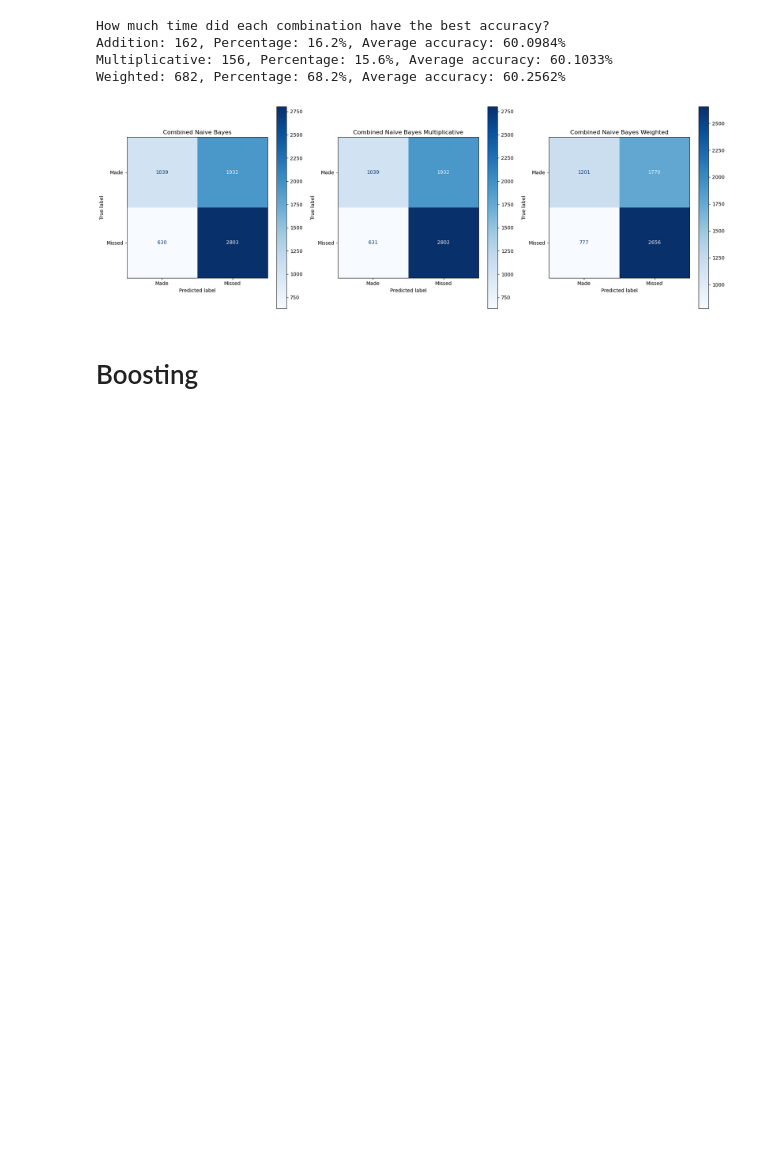
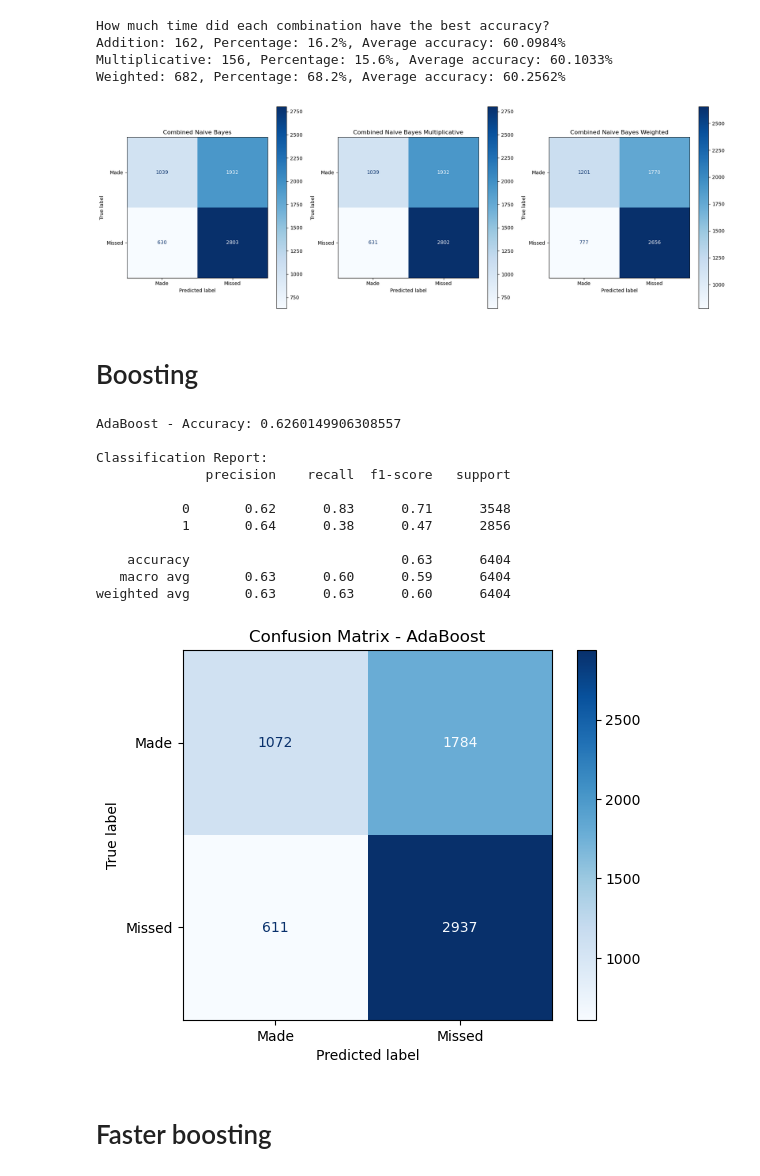
Before and after one commit to markojerkic/uzop-lab3, a Jupyter notebook: clanak.ipynb, the cells around one changed output. Saved outputs shown, nothing was run; the diff lists cells and outputs as text; code cells hidden in the pictures; blank space fills up the shorter version.

Commit message:
added some boosting methods

```diff
--- a/clanak.ipynb
+++ b/clanak.ipynb
@@ -318,3 +321,52 @@ Weighted: 682, Percentage: 68.2%, Average accuracy: 60.2562%
 [figure]
 # %% [markdown]
 # Boosting
+# %%
+df = loadDF()
+
+features = [
+    'SHOT_DIST', 'CLOSE_DEF_DIST', 'SHOT_CLOCK', 'TOUCH_TIME', 'DRIBBLES', 'PTS_TYPE',
+    'FINAL_MARGIN', 'SHOT_NUMBER', 'GAME_CLOCK', 'PERIOD', 'LOCATION_NUM', 'W_NUM'
+]
+X = df[features]
+y = df['SHOT_RESULT'].map({'made': 1, 'missed': 0})
+
+scaler = StandardScaler()
+X_scaled = scaler.fit_transform(X)
+
+X_train, X_test, y_train, y_test = train_test_split(X_scaled, y, test_size=0.05)
+
+# Slabiji model
+model = DecisionTreeClassifier(max_depth=3)
+
+# Pojačavamo slabiji model
+ada_model = AdaBoostClassifier(base_estimator=model, n_estimators=50)
+ada_model.fit(X_train, y_train)
+
+y_pred = ada_model.predict(X_test)
+
+print("\nAdaBoost - Accuracy:", accuracy_score(y_test, y_pred))
+
+print("\nClassification Report:")
+print(classification_report(y_test, y_pred))
+
+cm = confusion_matrix(y_test, y_pred, labels=[1, 0])
+disp = ConfusionMatrixDisplay(confusion_matrix=cm, display_labels=["Made", "Missed"])
+disp.plot(cmap="Blues")
+plt.title("Confusion Matrix - AdaBoost")
+plt.show()
+# %% [output]
+AdaBoost - Accuracy: 0.6260149906308557
+
+Classification Report:
+              precision    recall  f1-score   support
+
+           0       0.62      0.83      0.71      3548
+           1       0.64      0.38      0.47      2856
+
+    accuracy                           0.63      6404
+   macro avg       0.63      0.60      0.59      6404
+weighted avg       0.63      0.63      0.60      6404
+[figure, added]
+# %% [markdown]
+# Faster boosting
```
Also changed, not shown: parts of 3 cells of this notebook.
